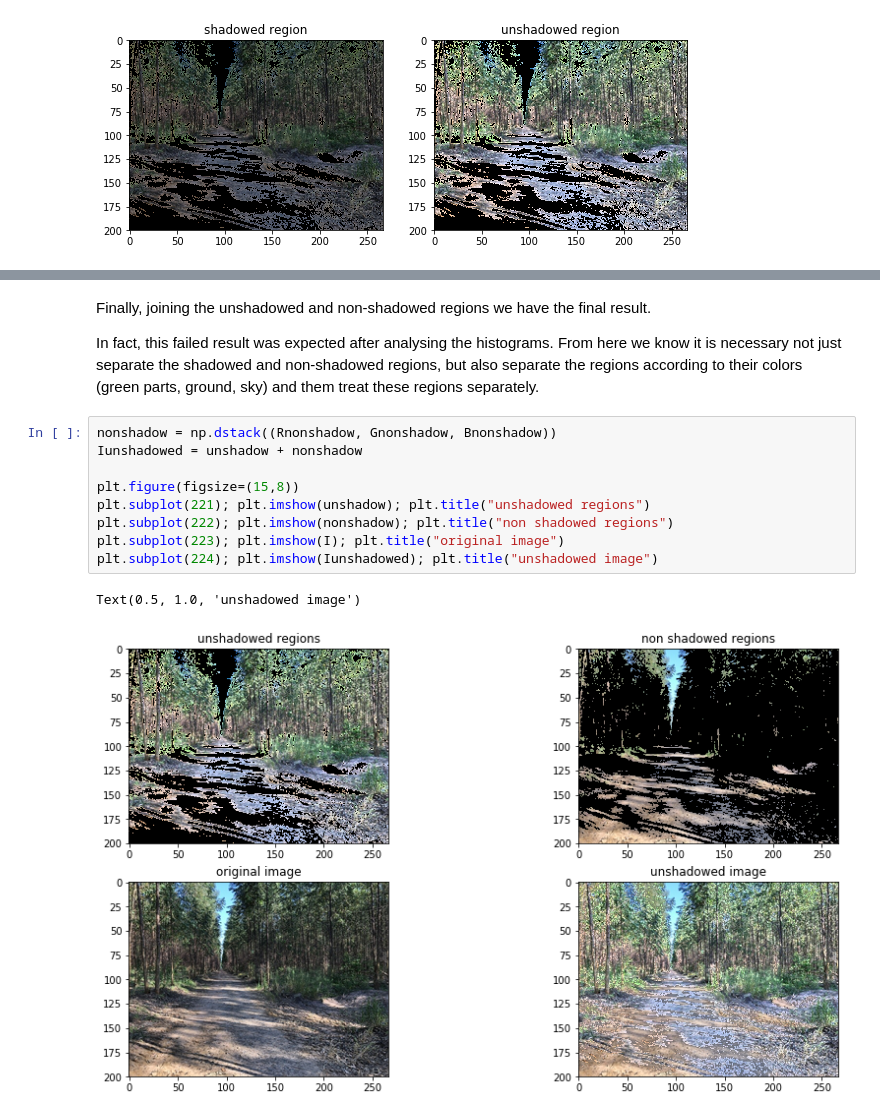
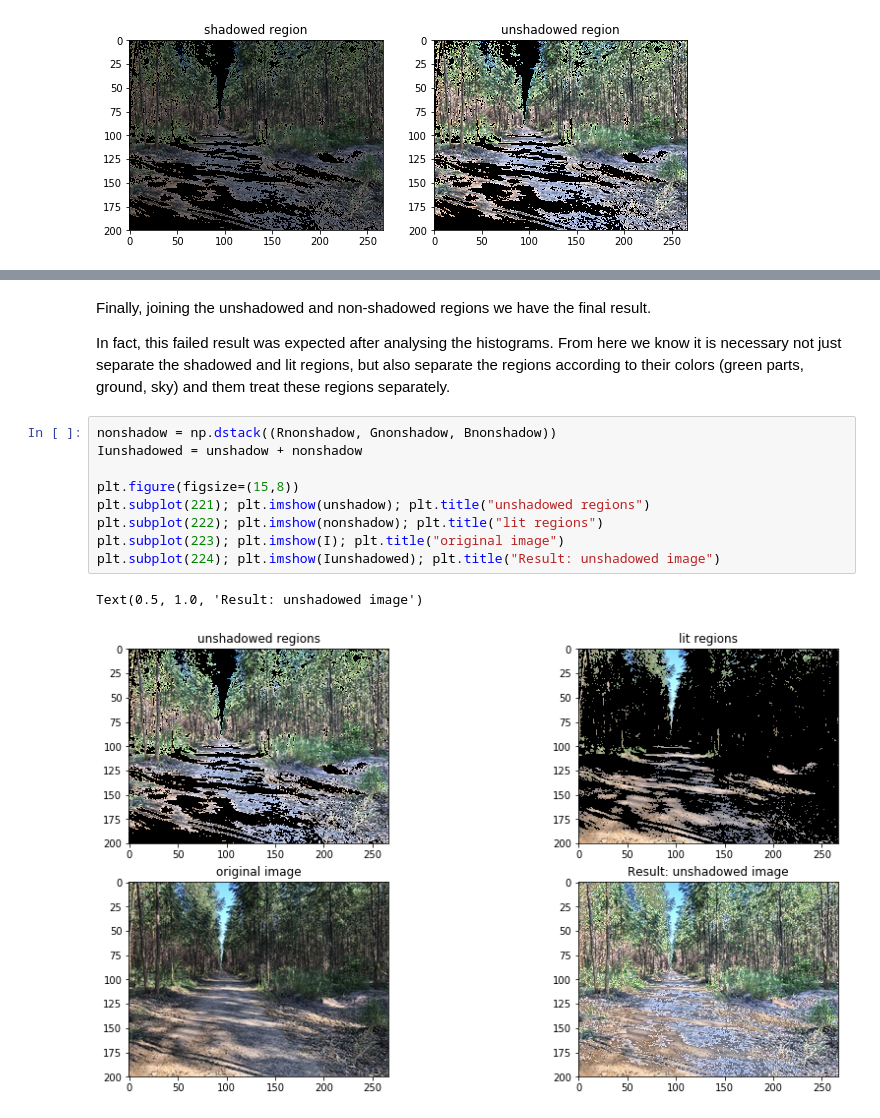
Before and after one commit to horitahiroshi/shadow-denoising, a Jupyter notebook: notebook/1stTry.ipynb, the cells around one changed output, grey strips where cells are left out. Saved outputs shown, nothing was run; the diff lists cells and outputs as text.

```diff
--- a/notebook/1stTry.ipynb
+++ b/notebook/1stTry.ipynb
@@ -188,16 +196,16 @@ plt.subplot(236); plt.bar(range(256), Bnonshadow_histogram)
 Finally, joining the unshadowed and non-shadowed regions we have the final result.
 
 In fact, this failed result was expected after analysing the histograms.
-From here we know it is necessary not just separate the shadowed and non-shadowed regions, but also separate the regions according to their colors (green parts, ground, sky) and them treat these regions separately.
+From here we know it is necessary not just separate the shadowed and lit regions, but also separate the regions according to their colors (green parts, ground, sky) and them treat these regions separately.
 # %%
 nonshadow = np.dstack((Rnonshadow, Gnonshadow, Bnonshadow))
 Iunshadowed = unshadow + nonshadow
 
 plt.figure(figsize=(15,8))
 plt.subplot(221); plt.imshow(unshadow); plt.title("unshadowed regions")
-plt.subplot(222); plt.imshow(nonshadow); plt.title("non shadowed regions")
+plt.subplot(222); plt.imshow(nonshadow); plt.title("lit regions")
 plt.subplot(223); plt.imshow(I); plt.title("original image")
-plt.subplot(224); plt.imshow(Iunshadowed); plt.title("unshadowed image")
+plt.subplot(224); plt.imshow(Iunshadowed); plt.title("Result: unshadowed image")
 # %% [output]
-Text(0.5, 1.0, 'unshadowed image')
+Text(0.5, 1.0, 'Result: unshadowed image')
-[figure, old version]
+[figure, new version]
```
Also changed, not shown: parts of 14 cells of this notebook, 4 other files.
